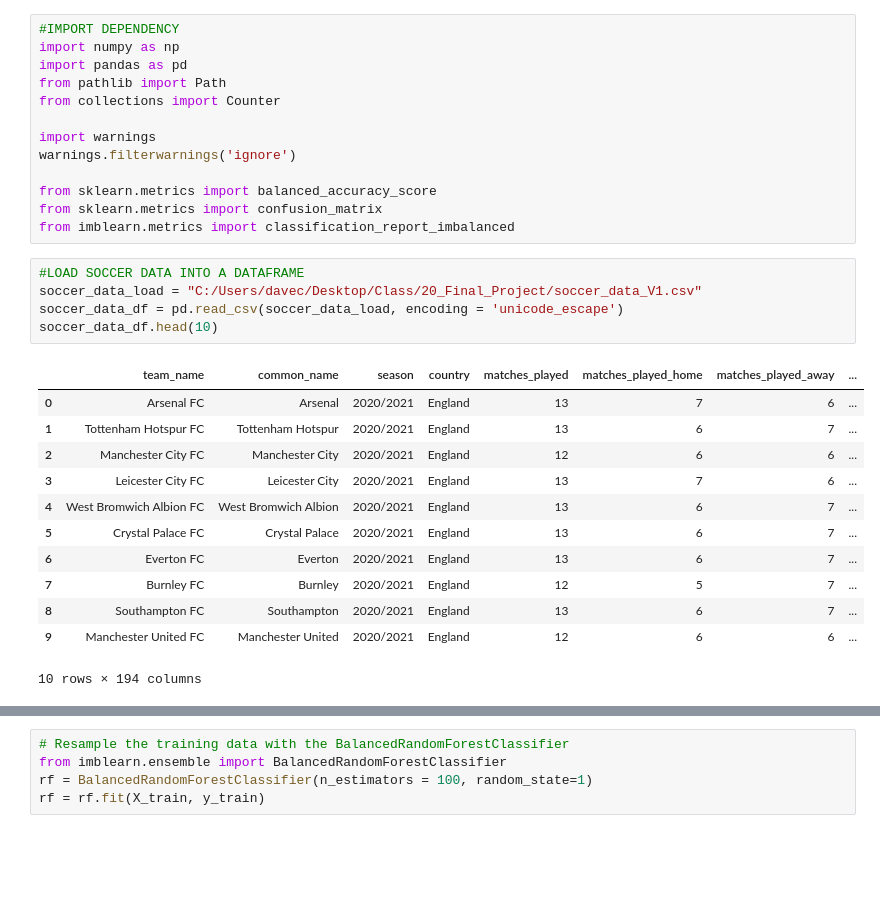
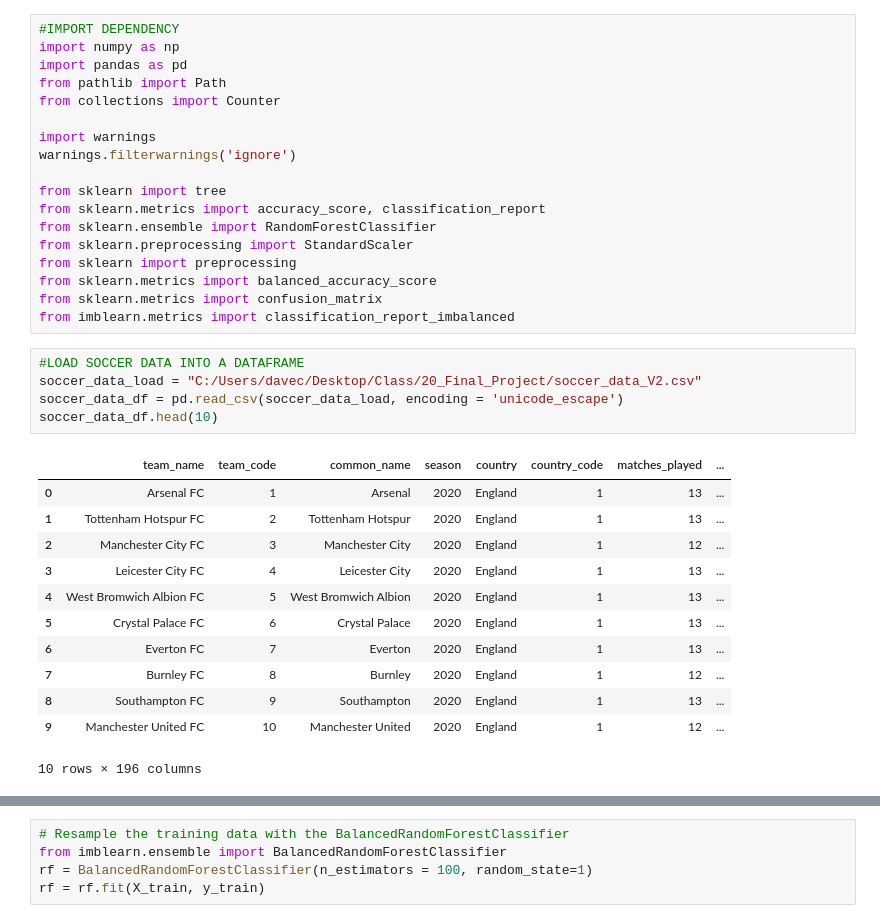
Before and after one commit to DavidChase88/Final_Project_Soccer, a Jupyter notebook: Deliverable_2_Machine_Learning.ipynb, the cells around one changed output, grey strips where cells are left out. Cells and saved outputs as stored; diff of their text form; blank space fills up the shorter version.

```diff
--- a/Deliverable_2_Machine_Learning.ipynb
+++ b/Deliverable_2_Machine_Learning.ipynb
@@ -8,27 +8,32 @@ from collections import Counter
 import warnings
 warnings.filterwarnings('ignore')
 
+from sklearn import tree
+from sklearn.metrics import accuracy_score, classification_report
+from sklearn.ensemble import RandomForestClassifier
+from sklearn.preprocessing import StandardScaler
+from sklearn import preprocessing
 from sklearn.metrics import balanced_accuracy_score
 from sklearn.metrics import confusion_matrix
 from imblearn.metrics import classification_report_imbalanced
 # %%
 #LOAD SOCCER DATA INTO A DATAFRAME
-soccer_data_load = "C:/Users/davec/Desktop/Class/20_Final_Project/soccer_data_V1.csv"
+soccer_data_load = "C:/Users/davec/Desktop/Class/20_Final_Project/soccer_data_V2.csv"
 soccer_data_df = pd.read_csv(soccer_data_load, encoding = 'unicode_escape')
 soccer_data_df.head(10)
 # %% [output]
-|  | team_name | common_name | season | country | matches_played | matches_played_home | matches_played_away | ... |
-| 0 | Arsenal FC | Arsenal | 2020/2021 | England | 13 | 7 | 6 | ... |
-| 1 | Tottenham Hotspur FC | Tottenham Hotspur | 2020/2021 | England | 13 | 6 | 7 | ... |
-| 2 | Manchester City FC | Manchester City | 2020/2021 | England | 12 | 6 | 6 | ... |
-| 3 | Leicester City FC | Leicester City | 2020/2021 | England | 13 | 7 | 6 | ... |
-| 4 | West Bromwich Albion FC | West Bromwich Albion | 2020/2021 | England | 13 | 6 | 7 | ... |
-| 5 | Crystal Palace FC | Crystal Palace | 2020/2021 | England | 13 | 6 | 7 | ... |
-| 6 | Everton FC | Everton | 2020/2021 | England | 13 | 6 | 7 | ... |
-| 7 | Burnley FC | Burnley | 2020/2021 | England | 12 | 5 | 7 | ... |
-| 8 | Southampton FC | Southampton | 2020/2021 | England | 13 | 6 | 7 | ... |
-| 9 | Manchester United FC | Manchester United | 2020/2021 | England | 12 | 6 | 6 | ... |
+|  | team_name | team_code | common_name | season | country | country_code | matches_played | ... |
+| 0 | Arsenal FC | 1 | Arsenal | 2020 | England | 1 | 13 | ... |
+| 1 | Tottenham Hotspur FC | 2 | Tottenham Hotspur | 2020 | England | 1 | 13 | ... |
+| 2 | Manchester City FC | 3 | Manchester City | 2020 | England | 1 | 12 | ... |
+| 3 | Leicester City FC | 4 | Leicester City | 2020 | England | 1 | 13 | ... |
+| 4 | West Bromwich Albion FC | 5 | West Bromwich Albion | 2020 | England | 1 | 13 | ... |
+| 5 | Crystal Palace FC | 6 | Crystal Palace | 2020 | England | 1 | 13 | ... |
+| 6 | Everton FC | 7 | Everton | 2020 | England | 1 | 13 | ... |
+| 7 | Burnley FC | 8 | Burnley | 2020 | England | 1 | 12 | ... |
+| 8 | Southampton FC | 9 | Southampton | 2020 | England | 1 | 13 | ... |
+| 9 | Manchester United FC | 10 | Manchester United | 2020 | England | 1 | 12 | ... |
-10 rows × 194 columns
+10 rows × 196 columns
 # %%
 # Drop the null columns where all values are null
 soccer_data_null_columns_df = soccer_data_df.dropna(axis='columns', how='all')
```
Also changed, not shown: parts of 34 cells of this notebook.
